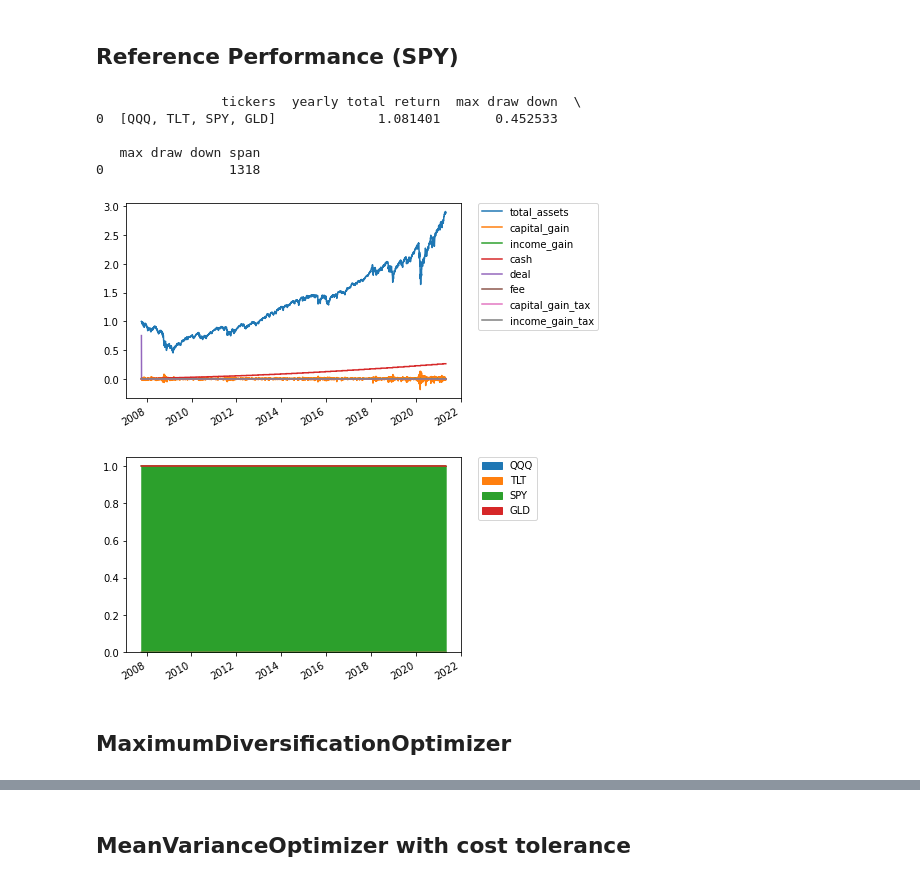
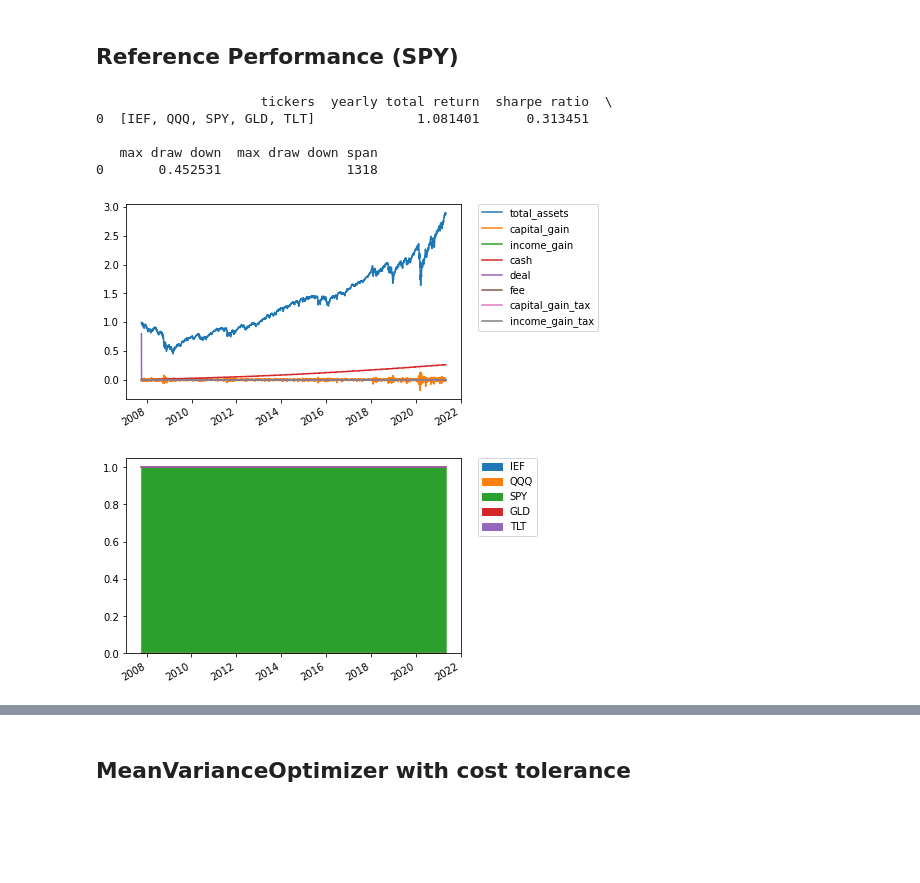
Before and after one commit to sonesuke/mypo, a Jupyter notebook: docs/tutorial/my portfolio.ipynb, the cells around one changed output, grey strips where cells are left out. Drawn from its saved outputs; the diff is of its cells as text; code cells hidden in the pictures; blank space fills up the shorter version.

```diff
--- a/docs/tutorial/my portfolio.ipynb
+++ b/docs/tutorial/my portfolio.ipynb
@@ -25,6 +25,6 @@ loader = Loader.load('/app/docs/tutorial/all.bin')
 loader = loader.since(datetime(2007, 1, 1))
 market = loader.get_market()
 
-selected_tickers = ['SPY', 'QQQ', 'TLT', 'GLD']
+selected_tickers = ['SPY', 'QQQ', 'IEF', 'TLT', 'GLD']
 # %%
 from mypo import split_k_folds, select_by_regression
@@ -38,31 +38,28 @@ fold = folds[0].filter(selected_tickers)
 Reference Performance (SPY)
 ----------------------------------------
 # %%
-optimizer = NoOptimizer([1, 0, 0, 0])
+optimizer = NoOptimizer([1, 0, 0, 0, 0])
 runner = Runner(
     rebalancer=MonthlyRebalancer(optimizer=optimizer),
 )
 
 runner.run(
     fold=fold,
     verbose=True
 )
 report = runner.report()
 print(report.summary())
 ax = report.history().plot()
 plt.legend(bbox_to_anchor=(1.05, 1), loc='upper left', borderaxespad=0)
 plt.show()
 ax = report.history_weights().plot.area(stacked=True)
 plt.legend(bbox_to_anchor=(1.05, 1), loc='upper left', borderaxespad=0)
 plt.show()
 # %% [output]
-                tickers  yearly total return  max draw down  \
-0  [QQQ, TLT, SPY, GLD]             1.081401       0.452533
+                     tickers  yearly total return  sharpe ratio  \
+0  [IEF, QQQ, SPY, GLD, TLT]             1.081401      0.313451
 
-   max draw down span
-0                1318
+   max draw down  max draw down span
+0       0.452531                1318
 [figure]
-[figure, old version]
+[figure, new version]
-# %% [markdown]
-MaximumDiversificationOptimizer
-----------------------------------------
```
Also changed, not shown: parts of 7 cells of this notebook, 21 other files.
